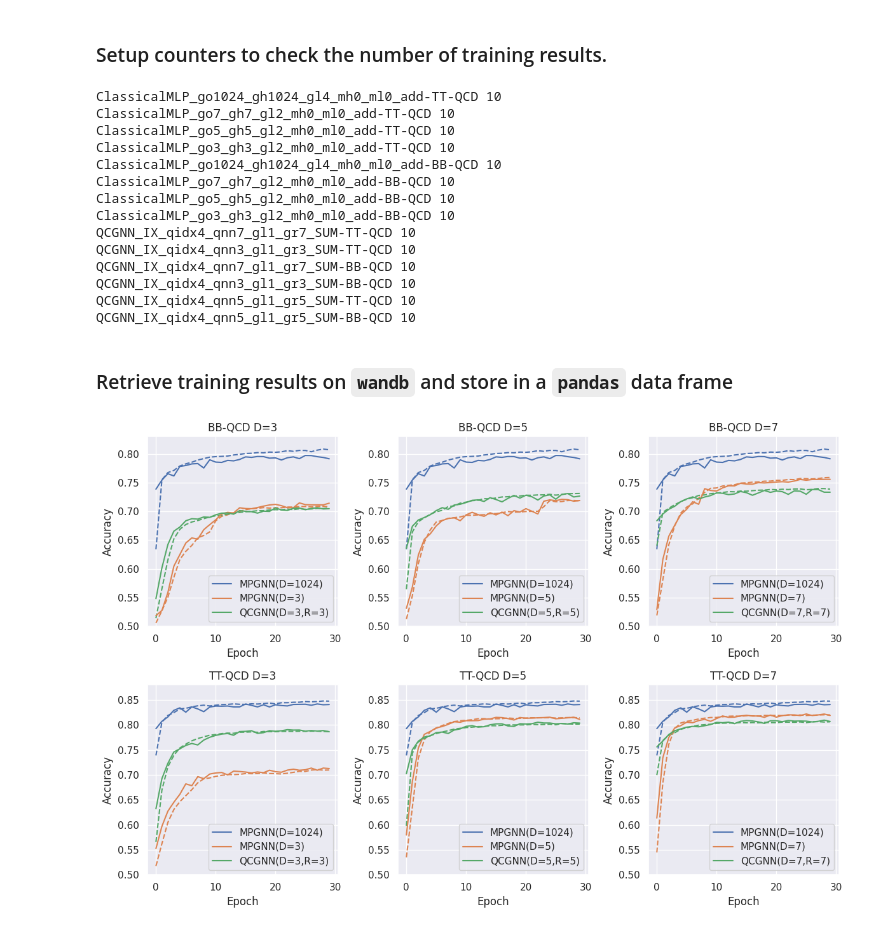
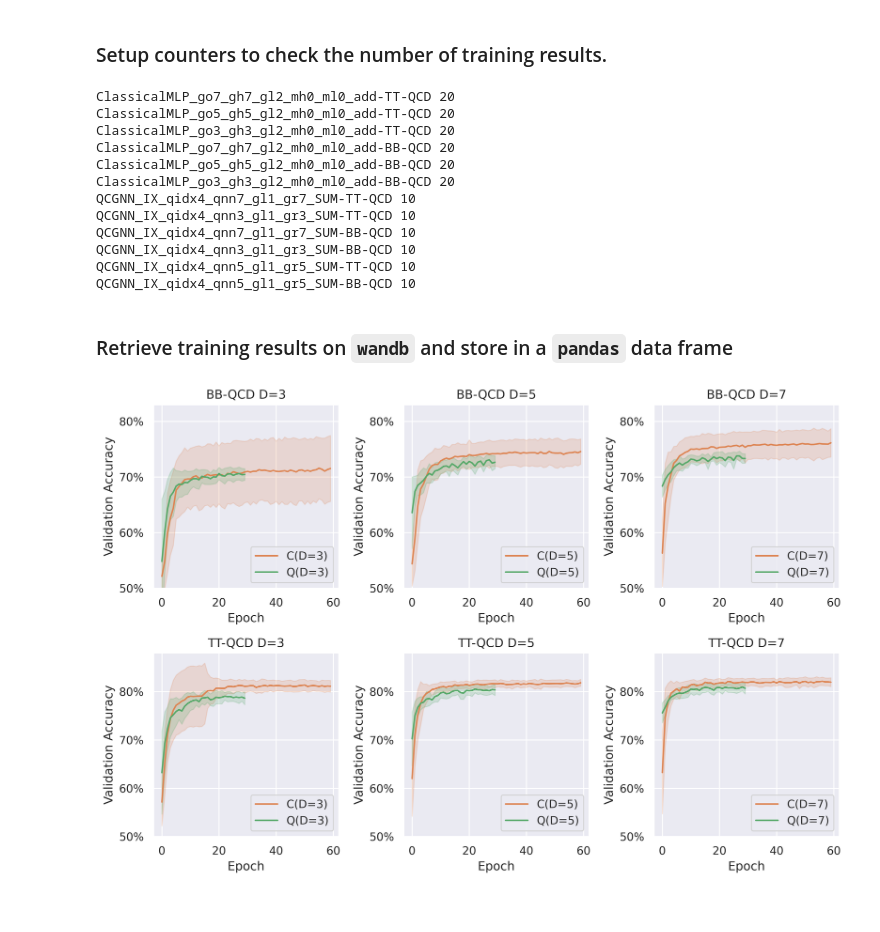
Before and after one commit to maplexgitx0302/QML-QCGNN, a Jupyter notebook: result_wandb.ipynb, the cells around one changed output. Cells and saved outputs as stored; diff of their text form; code cells hidden in the pictures.

```diff
--- a/result_wandb.ipynb
+++ b/result_wandb.ipynb
@@ -28,10 +28,10 @@ with open("config.json", "r") as json_file:
 ### Setup counters to check the number of training results.
 # %%
 # Range of random seeds.
-rnd_seed_range = range(10)
+rnd_seed_range = range(20)
 
 # Date time id of the training (not exact running time dates).
-result_date = ["20240114", "20240116", "20240128"]
+result_date = ["20240114", "20240116", "20240201"]
 
 def check(run: wandb.run):
     """Function for checking the run configuration.
@@ -53,10 +53,10 @@ def check(run: wandb.run):
     check_date = reduce(reduce_func, [False] + result_date)
 
     # Check whether the training configuration is correct.
-    check_ml = (run.summary["epoch"] == 30) & (run.config["lr"] == 1E-3)
+    check_ml = (run.summary["epoch"] in [30, 60]) & (run.config["lr"] == 1E-3)
 
     # Check random seed.
-    check_rnd_seed = (run.config["rnd_seed"] % 10) in rnd_seed_range
+    check_rnd_seed = (run.config["rnd_seed"]) in rnd_seed_range
 
     return check_date and check_ml and check_rnd_seed
 
@@ -79,17 +79,15 @@ for run in api.runs(f"{config['wandb_account']}/{config['wandb_project']}"):
 
 # Print out counters.
 for key, value in counter_dict.items():
-    assert value == len(rnd_seed_range), f"Check {key} {value}/{len(rnd_seed_range)}"
+    assert value in [10, 20], f"Check {key} {value}/{len(rnd_seed_range)}"
     print(key, value)
 # %% [output]
-ClassicalMLP_go1024_gh1024_gl4_mh0_ml0_add-TT-QCD 10
-ClassicalMLP_go7_gh7_gl2_mh0_ml0_add-TT-QCD 10
-ClassicalMLP_go5_gh5_gl2_mh0_ml0_add-TT-QCD 10
-ClassicalMLP_go3_gh3_gl2_mh0_ml0_add-TT-QCD 10
-ClassicalMLP_go1024_gh1024_gl4_mh0_ml0_add-BB-QCD 10
-ClassicalMLP_go7_gh7_gl2_mh0_ml0_add-BB-QCD 10
-ClassicalMLP_go5_gh5_gl2_mh0_ml0_add-BB-QCD 10
-ClassicalMLP_go3_gh3_gl2_mh0_ml0_add-BB-QCD 10
+ClassicalMLP_go7_gh7_gl2_mh0_ml0_add-TT-QCD 20
+ClassicalMLP_go5_gh5_gl2_mh0_ml0_add-TT-QCD 20
+ClassicalMLP_go3_gh3_gl2_mh0_ml0_add-TT-QCD 20
+ClassicalMLP_go7_gh7_gl2_mh0_ml0_add-BB-QCD 20
+ClassicalMLP_go5_gh5_gl2_mh0_ml0_add-BB-QCD 20
+ClassicalMLP_go3_gh3_gl2_mh0_ml0_add-BB-QCD 20
 QCGNN_IX_qidx4_qnn7_gl1_gr7_SUM-TT-QCD 10
 QCGNN_IX_qidx4_qnn3_gl1_gr3_SUM-TT-QCD 10
 QCGNN_IX_qidx4_qnn7_gl1_gr7_SUM-BB-QCD 10
@@ -138,13 +136,13 @@ for run in tqdm.tqdm(wandb_runs):
 
     if "ClassicalMLP" in run.name:
         config_keys += ["gnn_hidden", "gnn_out"]
-        temp_frame["legend"] = f"MPGNN(D={run.config['gnn_out']})"
+        temp_frame["legend"] = f"C(D={run.config['gnn_out']})"
 
     elif g_main.QCGNN.__name__ in run.name:
         if "gl1" not in run.name:
             continue
         config_keys += ["gnn_nn_qubits", "gnn_reupload", "gnn_layers"]
-        temp_frame["legend"] = f"QCGNN(D={run.config['gnn_nn_qubits']},R={run.config['gnn_reupload']})"
+        temp_frame["legend"] = f"Q(D={run.config['gnn_nn_qubits']})"
 
     for key in config_keys:
         temp_frame[key] = run.config[key]
@@ -161,13 +159,15 @@ dim_list = [3, 5, 7]
 # Figure settings.
 num_row = len(abbrev_list)
 num_col = len(dim_list)
-width, height = 4 * num_col, 4 * num_row
-fig, ax = plt.subplots(num_row, num_col, figsize=(width, height))
+width, height = 3.5 * num_col, 3.5 * num_row
+fig, ax = plt.subplots(num_row, num_col, figsize=(width, height), dpi=500)
 color_palette = {
     # The key will correspond to seaborn `hue`.
-    "MPGNN(D=1024)":"C0",
-    "MPGNN(D=3)":"C1", "MPGNN(D=5)":"C1", "MPGNN(D=7)":"C1",
-    "QCGNN(D=3,R=3)":"C2", "QCGNN(D=5,R=5)":"C2", "QCGNN(D=7,R=7)":"C2",
+    "C(D=1024)":"C0", "C(D=1024)":"C0",
+    "C(D=3)":"C1", "C(D=5)":"C1", "C(D=7)":"C1",
+    "C(D=3)":"C1", "C(D=5)":"C1", "C(D=7)":"C1",
+    "Q(D=3)":"C2", "Q(D=5)":"C2", "Q(D=7)":"C2",
+    "Q(D=3)":"C2", "Q(D=5)":"C2", "Q(D=7)":"C2",
 }
 
 for row, col in product(range(num_row), range(num_col)):
@@ -178,46 +178,48 @@ for row, col in product(range(num_row), range(num_col)):
     is_classical = (df["gnn_out"] == 1024) | (df["gnn_out"] == dim)
     is_quantum = (df["gnn_nn_qubits"] == dim) & (df["gnn_reupload"] == dim)
     index = is_abbrev & (is_classical | is_quantum)
 
-    # Plot training data procedure and result.
-    sns.lineplot(
-        data=df[index],
-        x="epoch",
-        y="train_acc_epoch",
-        hue="legend",
-        ax=ax[row][col],
-        palette=color_palette,
-        err_style=None,
-        legend=False,
-        linestyle='--'
-    )
+    # # Plot training data procedure and result.
+    # sns.lineplot(
+    #     data=df[index],
+    #     x="epoch",
+    #     y="train_acc_epoch",
+    #     hue="legend",
+    #     ax=ax[row][col],
+    #     palette=color_palette,
+    #     err_style=None,
+    #     legend=False,
+    #     linestyle='--'
+    # )
 
     # Plot testing (validation) data procedure and result.
     sns.lineplot(
         data=df[index],
         x="epoch",
         y="valid_acc_epoch",
         hue="legend",
         ax=ax[row][col],
         palette=color_palette,
-        errorbar=None,
-        # errorbar=("sd", 1),
+        # errorbar=None,
+        errorbar=("sd", 1),
     )
 
     # Setup labels and titles.
     ax[row][col].set_xlabel("Epoch")
-    ax[row][col].set_ylabel("Accuracy")
+    ax[row][col].set_ylabel("Validation Accuracy")
     ax[row][col].set_title(f"{abbrev_list[row]} D={dim_list[col]}")
 
     # Manually set figures y-axis range (limit).
     if abbrev == "BB-QCD":
         ax[row][col].set_ylim(0.50, 0.83)
     elif abbrev == "TT-QCD":
         ax[row][col].set_ylim(0.50, 0.88)
+    ax[row][col].set_yticks([0.5, 0.6, 0.7, 0.8], labels=["50%", "60%", "70%", "80%"])
 
     # Move the legend bot to bottom right.
     sns.move_legend(ax[row][col], "lower right", title=None)
 
     plt.tight_layout()
+    plt.savefig(f"{config['figures_dir']}/result_sim.png")
 # %% [output]
-[figure, old version]
+[figure, new version]
```
Also changed, not shown: 11 other files.
